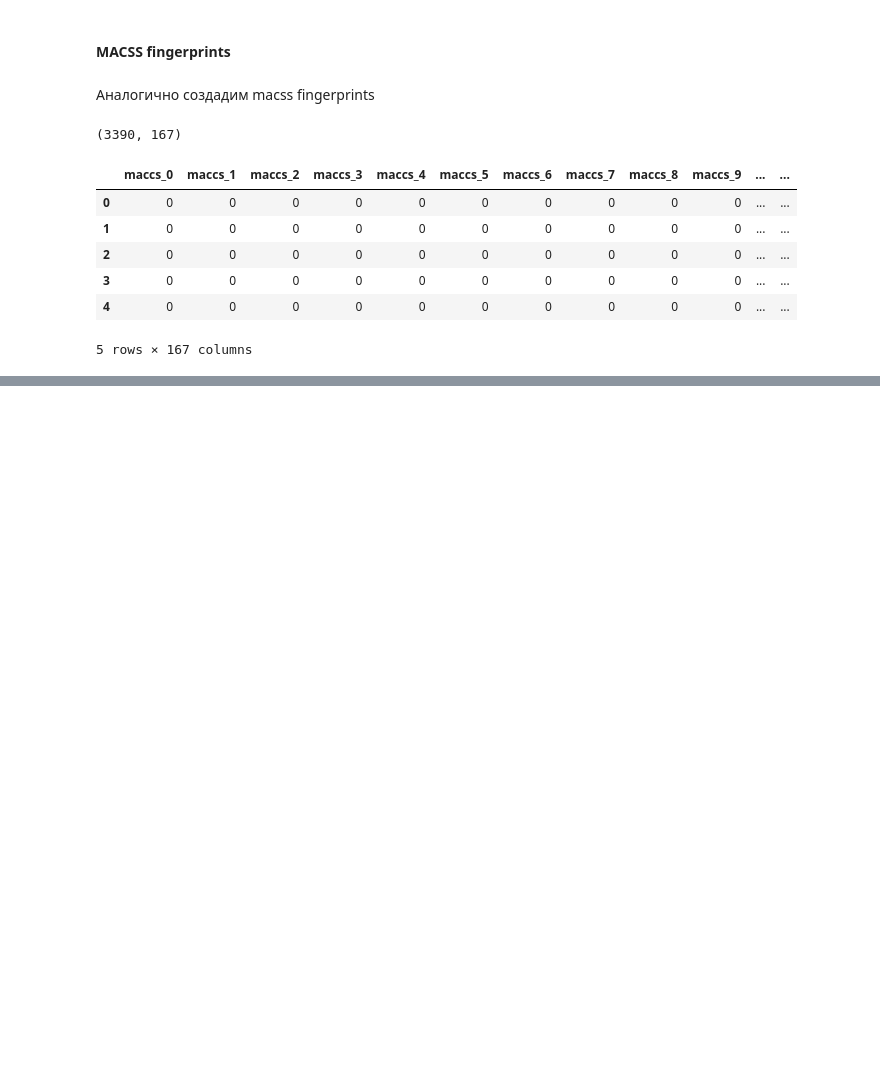
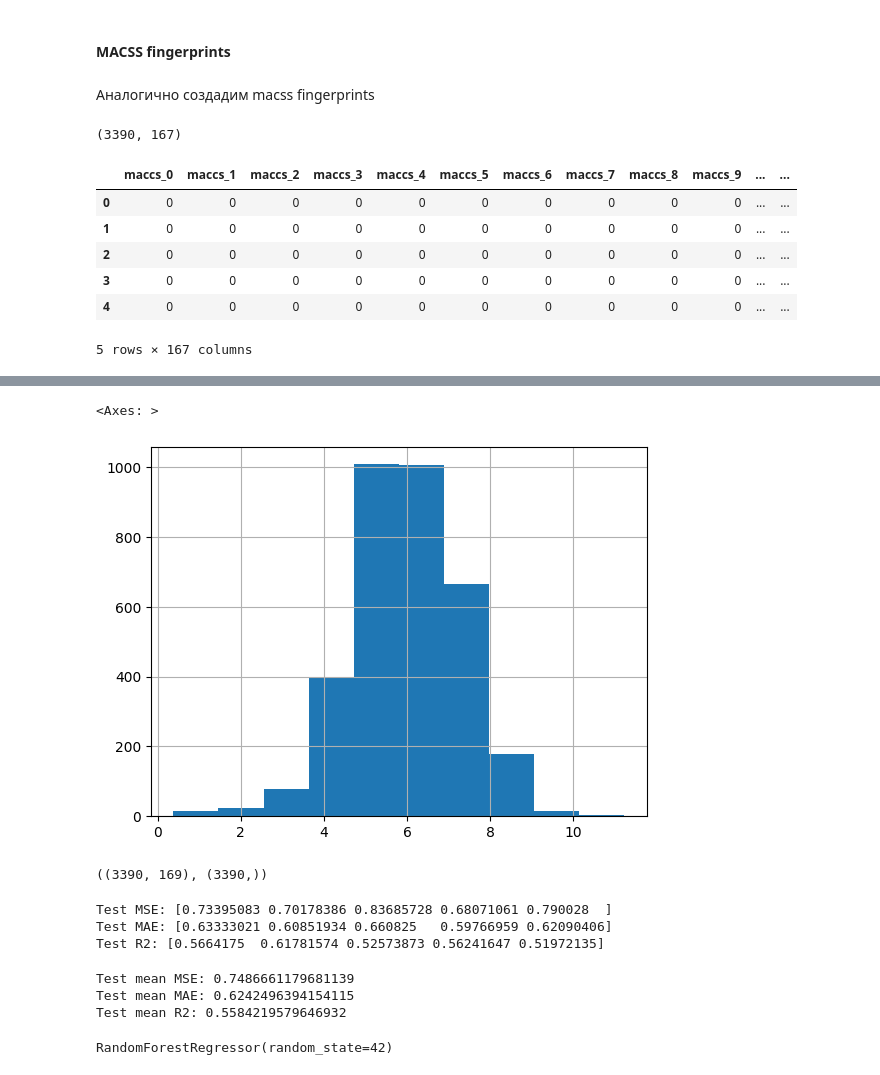
Before and after one commit to AlimAlb/QSAR, a Jupyter notebook: QSAR.ipynb, the cells around one changed output, grey strips where cells are left out. Saved outputs shown, nothing was run; the diff lists cells and outputs as text; code cells hidden in the pictures; blank space fills up the shorter version.

```diff
--- a/QSAR.ipynb
+++ b/QSAR.ipynb
@@ -959,0 +1018,3 @@ maccs_fps.to_csv(base_dir + 'maccs_fingerprints')
+# %%
+df_desc_filled = pd.read_csv('/content/drive/MyDrive/datacon2025/prerared_rdkit_descriptors.csv', index_col=0)
+df_desc_filled
@@ -959,0 +1035,4 @@ maccs_fps.to_csv(base_dir + 'maccs_fingerprints')
+# %%
+df_desc_filled['target'] = final_df['log_ic50(pchembl)']
+df_desc_filled = df_desc_filled.copy()
+df_desc_filled
@@ -959,0 +1053,5 @@ maccs_fps.to_csv(base_dir + 'maccs_fingerprints')
+# %%
+df_desc_filled['target'].hist()
+# %% [output]
+<Axes: >
+[figure, added]
@@ -959,0 +1061,6 @@ maccs_fps.to_csv(base_dir + 'maccs_fingerprints')
+# %%
+X = df_desc_filled.drop(['target'], axis = 1)
+y = df_desc_filled['target']
+X.shape, y.shape
+# %% [output]
+((3390, 169), (3390,))
@@ -959,0 +1109,38 @@ maccs_fps.to_csv(base_dir + 'maccs_fingerprints')
+# %%
+from sklearn.model_selection import cross_validate
+
+scoring = {
+    "neg_mse": "neg_mean_squared_error",
+    "r2": "r2",
+    "mae": "neg_mean_absolute_error"
+}
+kf = KFold(n_splits=5, shuffle=True, random_state=42)
+
+cv_results = cross_validate(
+    model, X_scaled, y,
+    scoring=scoring,
+    cv=kf,
+    return_train_score=True,
+    n_jobs=-1
+)
+
+# Результаты
+print("Test MSE:", -cv_results['test_neg_mse'])
+print("Test MAE:", -cv_results['test_mae'])
+print("Test R2:", cv_results['test_r2'])
+# %% [output]
+Test MSE: [0.73395083 0.70178386 0.83685728 0.68071061 0.790028  ]
+Test MAE: [0.63333021 0.60851934 0.660825   0.59766959 0.62090406]
+Test R2: [0.5664175  0.61781574 0.52573873 0.56241647 0.51972135]
+# %%
+print("Test mean MSE:", np.mean(-cv_results['test_neg_mse']))
+print("Test mean MAE:", np.mean(-cv_results['test_mae']))
+print("Test mean R2:", np.mean(cv_results['test_r2']))
+# %% [output]
+Test mean MSE: 0.7486661179681139
+Test mean MAE: 0.6242496394154115
+Test mean R2: 0.5584219579646932
+# %%
+model.fit(X_scaled, y)
+# %% [output]
+RandomForestRegressor(random_state=42)
```
Also changed, not shown: parts of 88 cells of this notebook.
